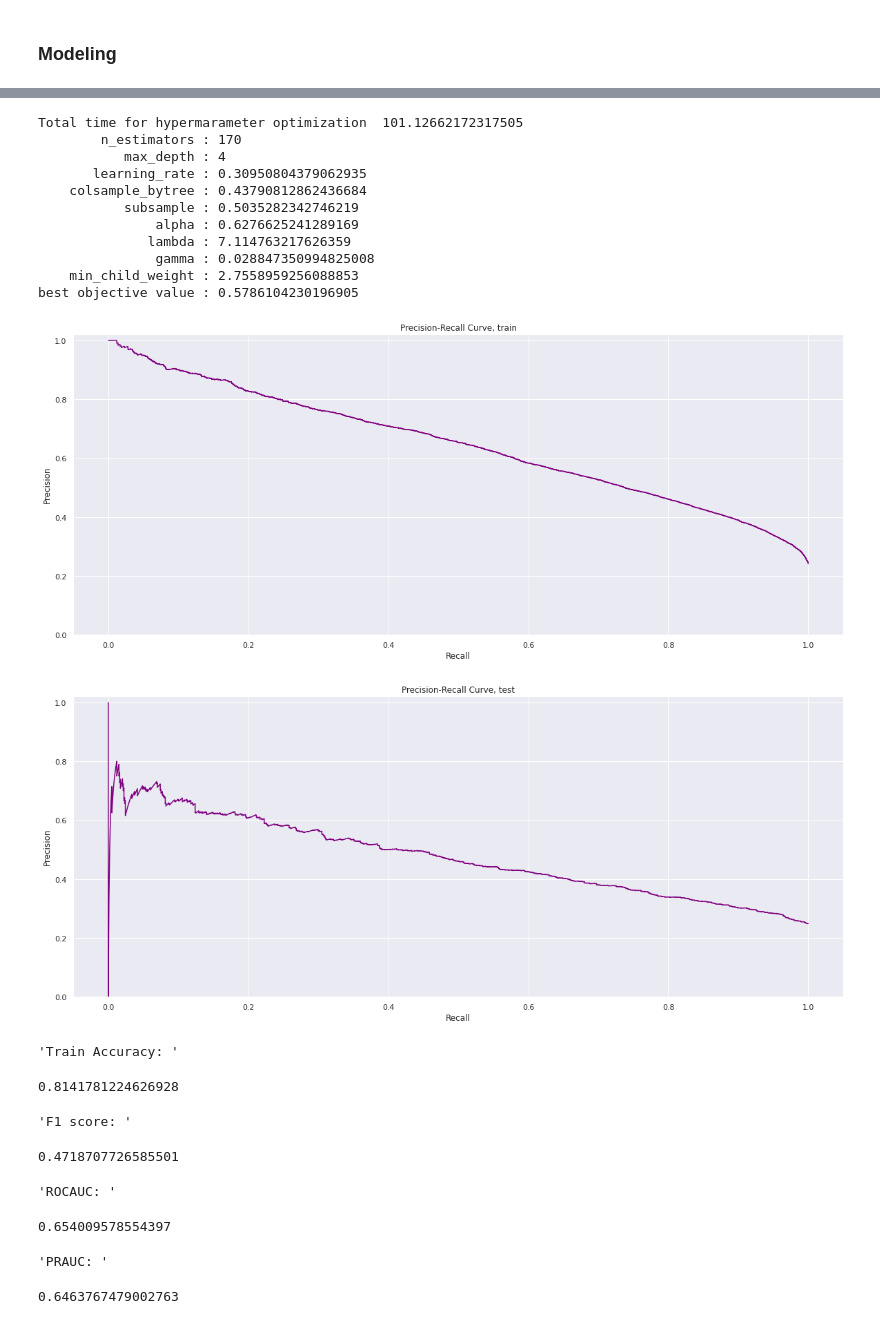
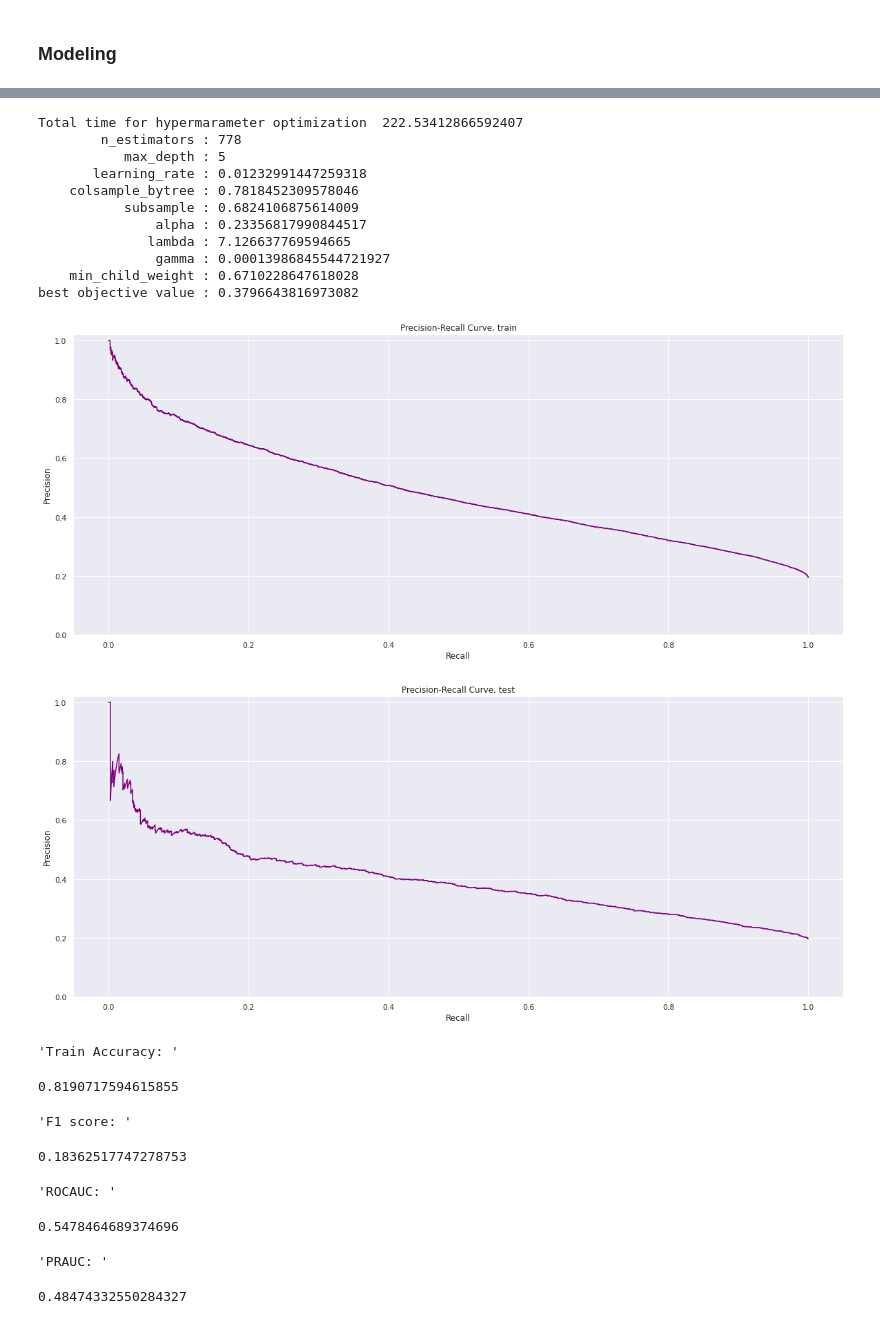
Before and after one commit to MykolaPinchuk/KaggleProjects, a Jupyter notebook: kp102-lc-loaddef.ipynb, the cells around one changed output, grey strips where cells are left out. Cells and saved outputs as stored; diff of their text form; code cells hidden in the pictures.

```diff
--- a/kp102-lc-loaddef.ipynb
+++ b/kp102-lc-loaddef.ipynb
@@ -169,6 +170,11 @@ display(f_desc.loc[f_desc.colname=='open_acc','desc'], f_desc.loc[f_desc.colname
 Name: desc, dtype: object
 99    The total number of credit lines currently in ...
 Name: desc, dtype: object
+# %%
+# remove some very rarae loan types:
+
+df = df[~df.purpose.isin(['educational', 'renewable_energy', 'wedding'])]
+df.purpose = df.purpose.cat.remove_categories(['educational', 'renewable_energy', 'wedding'])
 # %%
 # clean time features
 
@@ -360,6 +366,6 @@ df.target.mean()
 # %%
-cat_features_te = ['sub_grade', 'emp_title', 'purpose', 'title', 'zip_code', 'addr_state']
-cat_features_ohe = ['verification_status', 'initial_list_status', 'application_type', 'grade', 'home_ownership']
+cat_features_te = ['sub_grade', 'emp_title', 'purpose', 'title', 'zip_code', 'addr_state', 'grade', 'home_ownership']
+cat_features_ohe = ['verification_status', 'initial_list_status', 'application_type']
 # %%
 df.application_type.value_counts()
 # %% [output]
@@ -616,6 +640,10 @@ time1 = time.time()
 encoder = CrossFoldEncoder(MEstimateEncoder, m=10)
 train_encoded = encoder.fit_transform(train, train.target, cols=cat_features_te)
 test_encoded = encoder.transform(test)
+
+freq_enc = (train.groupby('title').size()) / len(train)
+train['title_fencoded'] = train['title'].apply(lambda x : freq_enc[x])
+test['title_fencoded'] = test['title'].apply(lambda x : freq_enc[x])
 
 train.drop(columns=cat_features_te, inplace=True)
 test.drop(columns=cat_features_te,  inplace=True)
@@ -663,7 +691,7 @@ display(X_test.head())
 ### Do OHE for some features ###
 
 feature_transformer = ColumnTransformer([
-    ("cat", OneHotEncoder(sparse = False, handle_unknown="ignore"), cat_features_ohe)], remainder="passthrough")
+    ("cat", OneHotEncoder(sparse = False, handle_unknown="ignore", drop='if_binary'), cat_features_ohe)], remainder="passthrough")
 
 print('Number of features before transaformation: ', X_train.shape)
 X_train = pd.DataFrame(feature_transformer.fit_transform(X_train), columns=feature_transformer.get_feature_names_out())
@@ -745,17 +773,19 @@ plt.show()
 # %%
 ### Fit XGBoost using Optuna hyperparameter optimization ###
 
+time1 = time.time()
+
 def objective(trial, cv_runs=1, n_splits=2, n_jobs=-1, scale_pos_weight=2):
 
-    cv_regularizer=0.025
+    cv_regularizer=0.01
     # Usually values between 0.1 and 0.2 work fine.
 
     params = {
         "tree_method": 'gpu_hist',
         "verbosity": 0,  # 0 (silent) - 3 (debug)
-        "n_estimators": trial.suggest_int("n_estimators", 100, 500),
-        "max_depth": trial.suggest_int("max_depth", 2, 10),
-        "learning_rate": trial.suggest_uniform("learning_rate", 0.01, 0.4),
+        "n_estimators": trial.suggest_int("n_estimators", 200, 1000),
+        "max_depth": trial.suggest_int("max_depth", 2, 8),
+        "learning_rate": trial.suggest_uniform("learning_rate", 0.01, 0.3),
         "colsample_bytree": trial.suggest_uniform("colsample_bytree", 0.1, 0.95),
         "subsample": trial.suggest_uniform("subsample", 0.5, 0.95),
         "alpha": trial.suggest_loguniform("alpha", 0.1, 10.0),
@@ -785,14 +815,19 @@ def objective(trial, cv_runs=1, n_splits=2, n_jobs=-1, scale_pos_weight=2):
             X_A, X_B = X_values[train_index, :], X_values[test_index, :]
             y_A, y_B = y_values[train_index], y_values[test_index]
             model.fit(X_A, y_A, eval_set=[(X_B, y_B)], verbose = False)
-            y_pred[test_index] += model.predict(X_B)
-            y_pred_train[train_index] += model.predict(X_A)
-        score_train = roc_auc_score(y_train, y_pred_train)
-        score_test = roc_auc_score(y_train, y_pred)
-        overfit = score_train-score_test
-        #return (score_test)
-        #return (score_test-cv_regularizer*overfit)
-        temp_out.append(score_test-cv_regularizer*overfit)
+            y_pred[test_index] += model.predict_proba(X_B)[:, 1]
+            #y_pred_train[train_index] += model.predict_proba(X_A)[:, 1]
+
+        #precision_t, recall_t, threshold = precision_recall_curve(y_train, y_pred_train)
+        #score_train = auc(recall_t, precision_t)
+        precision_t, recall_t, threshold = precision_recall_curve(y_train, y_pred)
+        score_test = auc(recall_t, precision_t)
+
+        #score_train = roc_auc_score(y_train, y_pred_train)
+        #score_test = roc_auc_score(y_train, y_pred)
+        #overfit = score_train-score_test
+        #temp_out.append(score_test-cv_regularizer*overfit)
+        temp_out.append(score_test)
 
     return (np.mean(temp_out))
 
@@ -874,24 +909,24 @@ display(time.time()-time1)
-Total time for hypermarameter optimization  101.12662172317505
-        n_estimators : 170
-           max_depth : 4
-       learning_rate : 0.30950804379062935
-    colsample_bytree : 0.43790812862436684
-           subsample : 0.5035282342746219
-               alpha : 0.6276625241289169
-              lambda : 7.114763217626359
-               gamma : 0.028847350994825008
-    min_child_weight : 2.7558959256088853
-best objective value : 0.5786104230196905
+Total time for hypermarameter optimization  222.53412866592407
+        n_estimators : 778
+           max_depth : 5
+       learning_rate : 0.01232991447259318
+    colsample_bytree : 0.7818452309578046
+           subsample : 0.6824106875614009
+               alpha : 0.23356817990844517
+              lambda : 7.126637769594665
+               gamma : 0.00013986845544721927
+    min_child_weight : 0.6710228647618028
+best objective value : 0.3796643816973082
-[figure, old version]
+[figure, new version]
-[figure, old version]
+[figure, new version]
 'Train Accuracy: '
-0.8141781224626928
+0.8190717594615855
 'F1 score: '
-0.4718707726585501
+0.18362517747278753
 'ROCAUC: '
-0.654009578554397
+0.5478464689374696
 'PRAUC: '
-0.6463767479002763
+0.48474332550284327
 ... (13 outputs left out)
 # %%
 results_fi = permutation_importance(optuna_xgb, X_test, y_test, n_jobs=-1)
```
Also changed, not shown: parts of 37 cells of this notebook.
